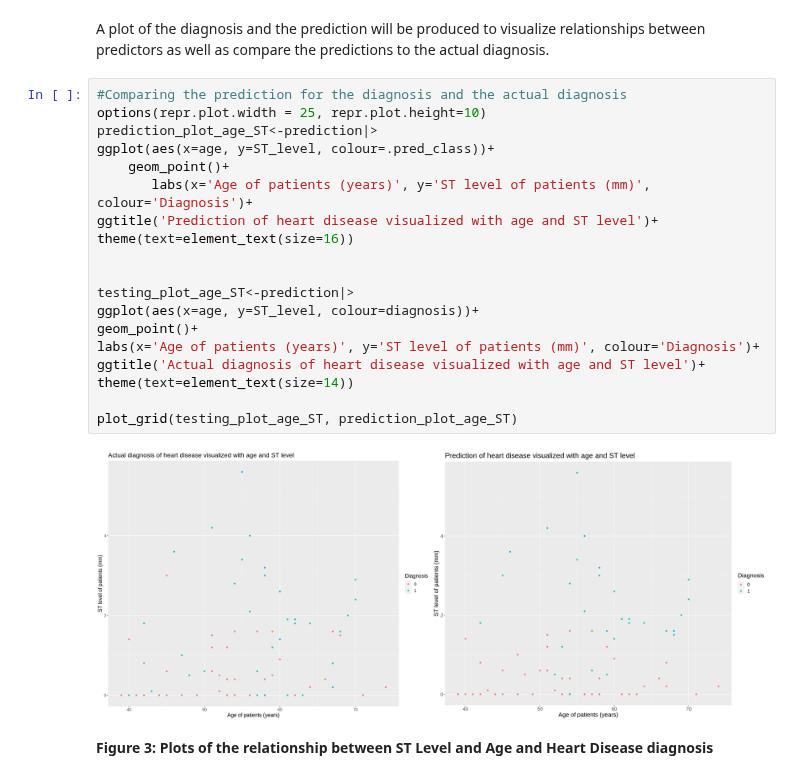
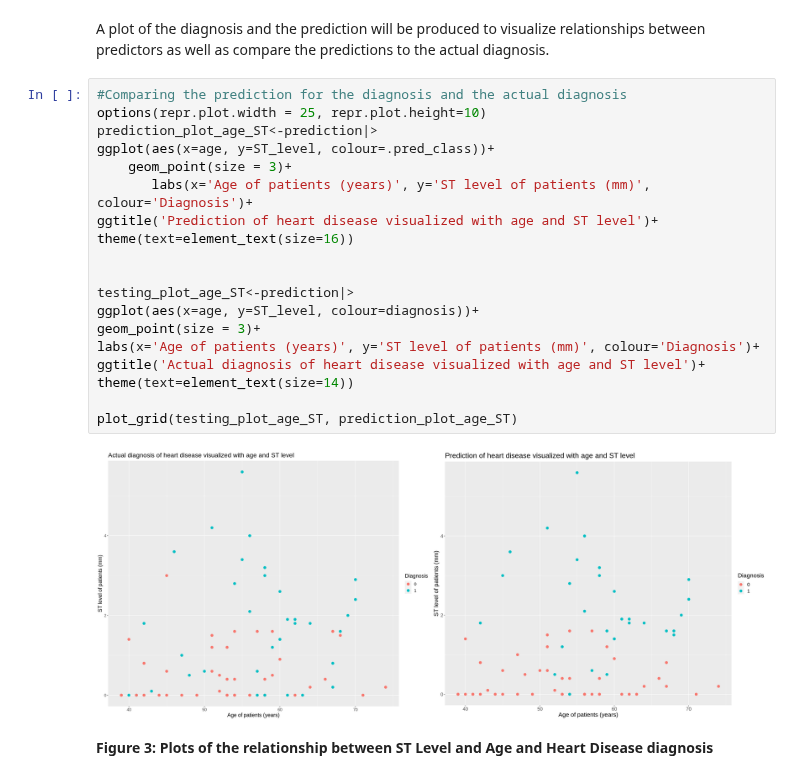
Before and after one commit to sendhelpDSCI/UBC_DSCI100_Group166, a Jupyter notebook: Final Report.ipynb, the cells around one changed output. Drawn from its saved outputs; the diff is of its cells as text.

```diff
--- a/Final Report.ipynb
+++ b/Final Report.ipynb
@@ -225,24 +225,24 @@ A plot of the diagnosis and the prediction will be produced to visualize relatio
 # %%
 #Comparing the prediction for the diagnosis and the actual diagnosis
 options(repr.plot.width = 25, repr.plot.height=10)
 prediction_plot_age_ST<-prediction|>
 ggplot(aes(x=age, y=ST_level, colour=.pred_class))+
-    geom_point()+
+    geom_point(size = 3)+
        labs(x='Age of patients (years)', y='ST level of patients (mm)', colour='Diagnosis')+
 ggtitle('Prediction of heart disease visualized with age and ST level')+
 theme(text=element_text(size=16))
 
 
 testing_plot_age_ST<-prediction|>
 ggplot(aes(x=age, y=ST_level, colour=diagnosis))+
-geom_point()+
+geom_point(size = 3)+
 labs(x='Age of patients (years)', y='ST level of patients (mm)', colour='Diagnosis')+
 ggtitle('Actual diagnosis of heart disease visualized with age and ST level')+
 theme(text=element_text(size=14))
 
 plot_grid(testing_plot_age_ST, prediction_plot_age_ST)
 # %% [output]
-[figure, old version]
+[figure, new version]
 # %% [markdown]
 **Figure 3: Plots of the relationship between ST Level and Age and Heart Disease diagnosis**
 # %% [markdown]
```
Also changed, not shown: parts of 3 cells of this notebook.
